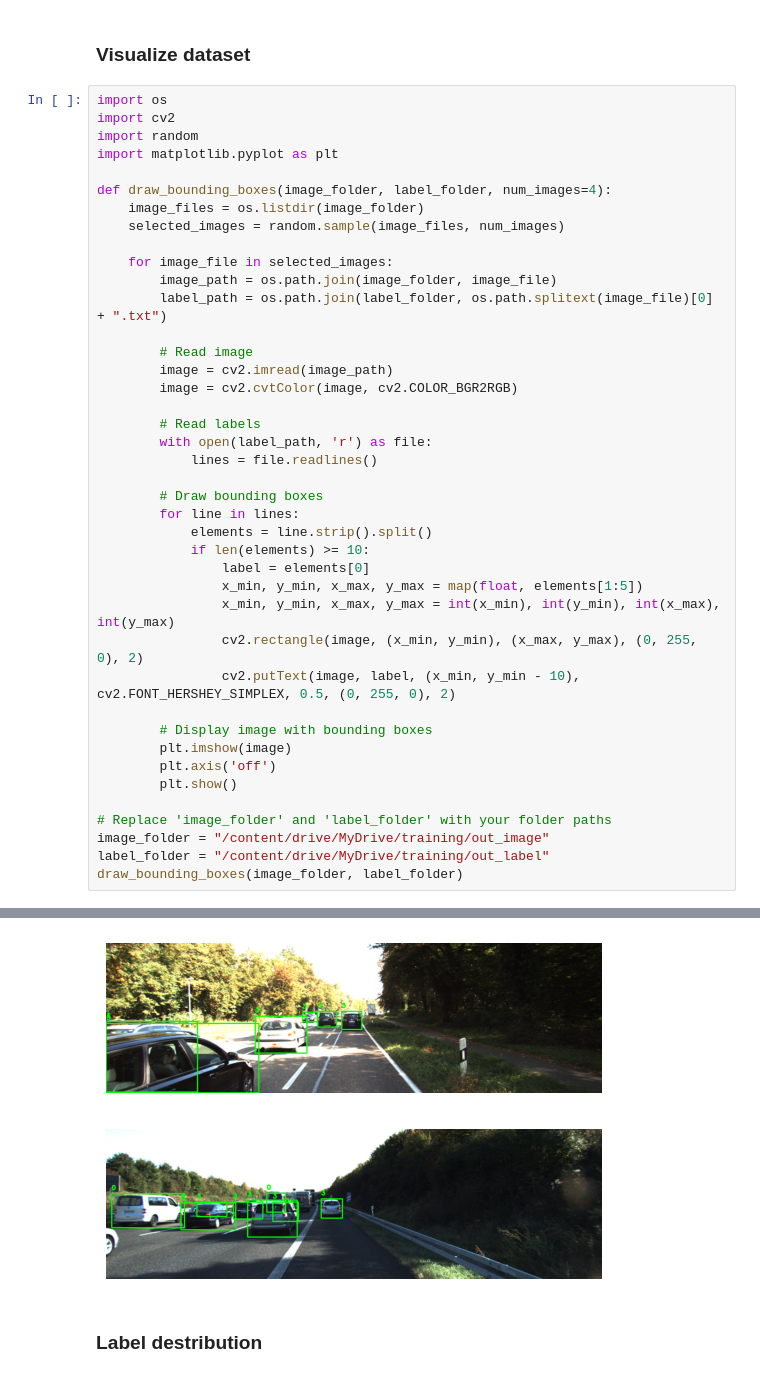
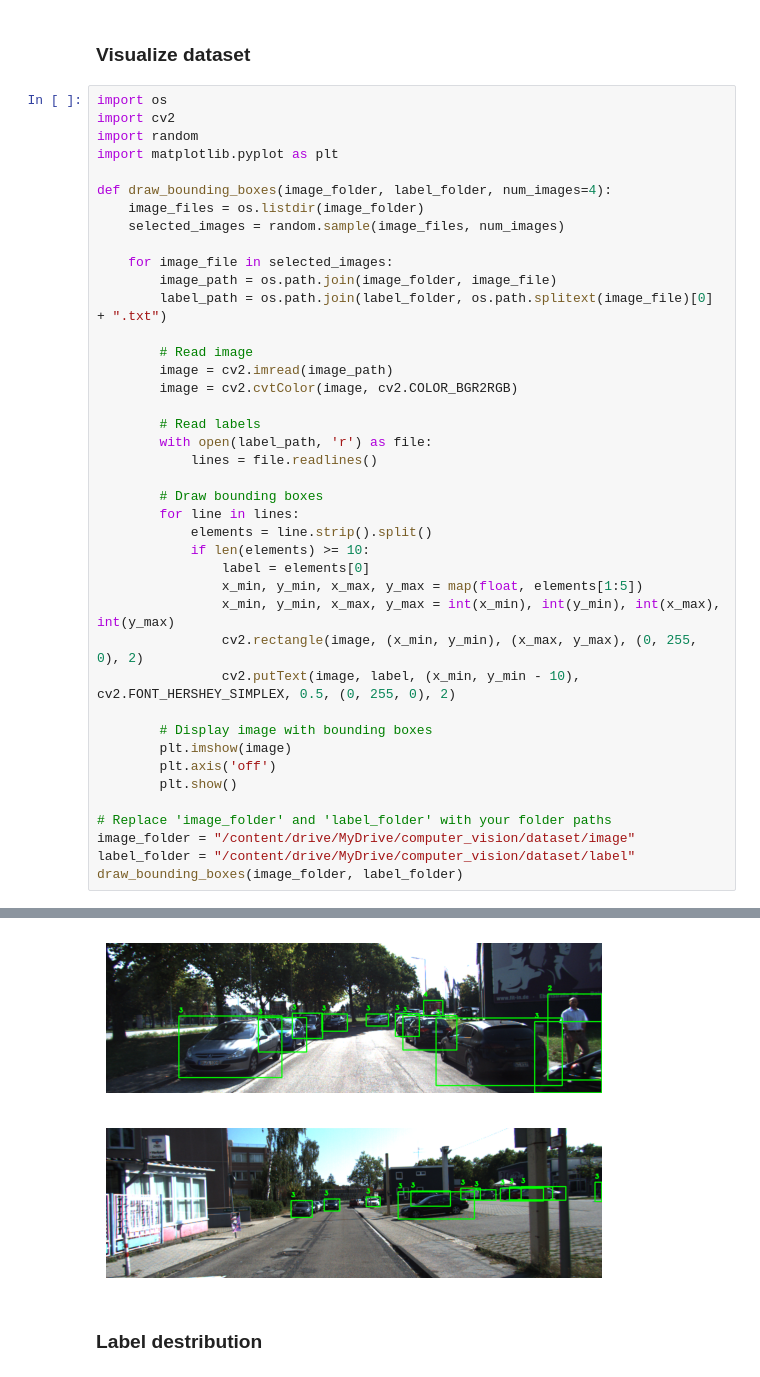
Before and after one commit to clara0goncalves/ComputerVision2024Sapienza, a Jupyter notebook: Data_Preprocessing/Data_preprocessing.ipynb, the cells around one changed output, grey strips where cells are left out. Cells and saved outputs as stored; diff of their text form.

```diff
--- a/Data_Preprocessing/Data_preprocessing.ipynb
+++ b/Data_Preprocessing/Data_preprocessing.ipynb
@@ -159,7 +159,7 @@ def draw_bounding_boxes(image_folder, label_folder, num_images=4):
         plt.show()
 
 # Replace 'image_folder' and 'label_folder' with your folder paths
-image_folder = "/content/drive/MyDrive/training/out_image"
-label_folder = "/content/drive/MyDrive/training/out_label"
+image_folder = "/content/drive/MyDrive/computer_vision/dataset/image"
+label_folder = "/content/drive/MyDrive/computer_vision/dataset/label"
 draw_bounding_boxes(image_folder, label_folder)
 # %% [output]
@@ -168,5 +168,5 @@ draw_bounding_boxes(image_folder, label_folder)
-[figure, old version]
+[figure, new version]
-[figure, old version]
+[figure, new version]
 # %% [markdown]
 ### Label destribution
 # %%
```
Also changed, not shown: parts of 15 cells of this notebook.
